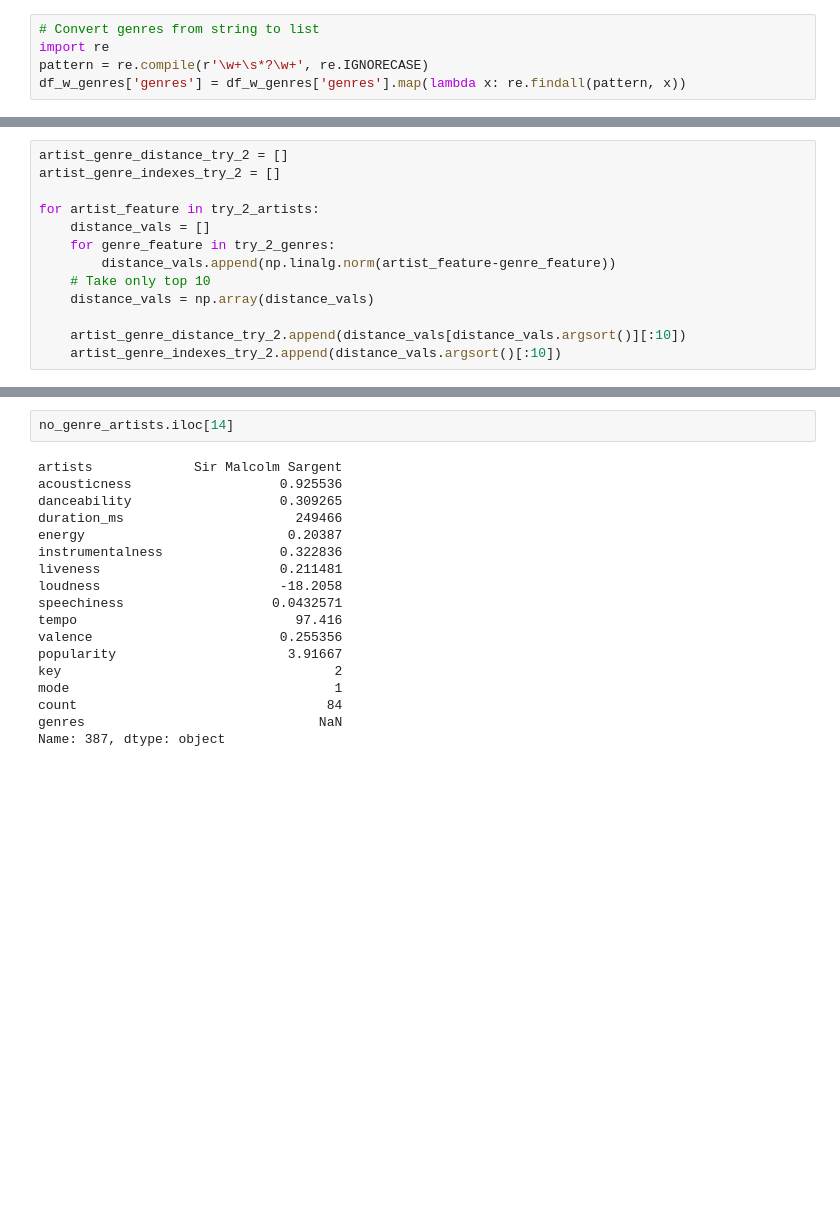
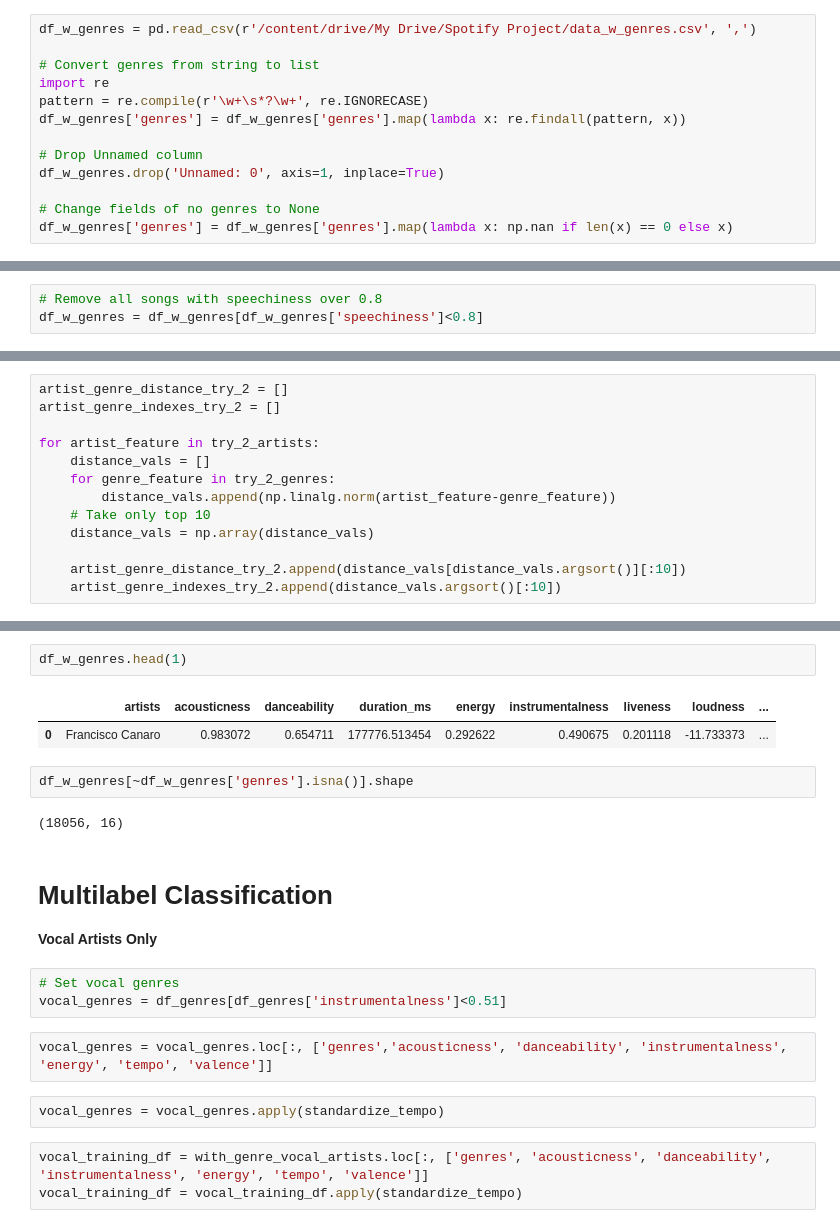
Before and after one commit to agastya1995/Spotify_Analysis, a Jupyter notebook: predicting_genres.ipynb, the cells around one changed output, grey strips where cells are left out. Cells and saved outputs as stored; diff of their text form; blank space fills up the shorter version.

```diff
--- a/predicting_genres.ipynb
+++ b/predicting_genres.ipynb
@@ -13,5 +18,13 @@ df_w_genres.drop('Unnamed: 0', axis=1, inplace=True)
 # %%
+df_w_genres = pd.read_csv(r'/content/drive/My Drive/Spotify Project/data_w_genres.csv', ',')
+
 # Convert genres from string to list
 import re
 pattern = re.compile(r'\w+\s*?\w+', re.IGNORECASE)
 df_w_genres['genres'] = df_w_genres['genres'].map(lambda x: re.findall(pattern, x))
+
+# Drop Unnamed column
+df_w_genres.drop('Unnamed: 0', axis=1, inplace=True)
+
+# Change fields of no genres to None
+df_w_genres['genres'] = df_w_genres['genres'].map(lambda x: np.nan if len(x) == 0 else x)
@@ -73,0 +31,3 @@ df_genres.corr()[abs(df_genres.corr())>(.7)]
+# %%
+# Remove all songs with speechiness over 0.8
+df_w_genres = df_w_genres[df_w_genres['speechiness']<0.8]
@@ -181,20 +167,22 @@ df_genres.iloc[artist_genre_indexes_try_1[14]]
-# %%
-no_genre_artists.iloc[14]
-# %% [output]
-artists             Sir Malcolm Sargent
-acousticness                   0.925536
-danceability                   0.309265
-duration_ms                      249466
-energy                          0.20387
-instrumentalness               0.322836
-liveness                       0.211481
-loudness                       -18.2058
-speechiness                   0.0432571
-tempo                            97.416
-valence                        0.255356
-popularity                      3.91667
-key                                   2
-mode                                  1
-count                                84
-genres                              NaN
-Name: 387, dtype: object
+# %%
+df_w_genres.head(1)
+# %% [output]
+|  | artists | acousticness | danceability | duration_ms | energy | instrumentalness | liveness | loudness | ... |
+| 0 | Francisco Canaro | 0.983072 | 0.654711 | 177776.513454 | 0.292622 | 0.490675 | 0.201118 | -11.733373 | ... |
+# %%
+df_w_genres[~df_w_genres['genres'].isna()].shape
+# %% [output]
+(18056, 16)
+# %% [markdown]
+# Multilabel Classification #
+**Vocal Artists Only**
+# %%
+# Set vocal genres
+vocal_genres = df_genres[df_genres['instrumentalness']<0.51]
+# %%
+vocal_genres = vocal_genres.loc[:, ['genres','acousticness', 'danceability', 'instrumentalness', 'energy', 'tempo', 'valence']]
+# %%
+vocal_genres = vocal_genres.apply(standardize_tempo)
+# %%
+vocal_training_df = with_genre_vocal_artists.loc[:, ['genres', 'acousticness', 'danceability', 'instrumentalness', 'energy', 'tempo', 'valence']]
+vocal_training_df = vocal_training_df.apply(standardize_tempo)
```
Also changed, not shown: parts of 48 cells of this notebook.
